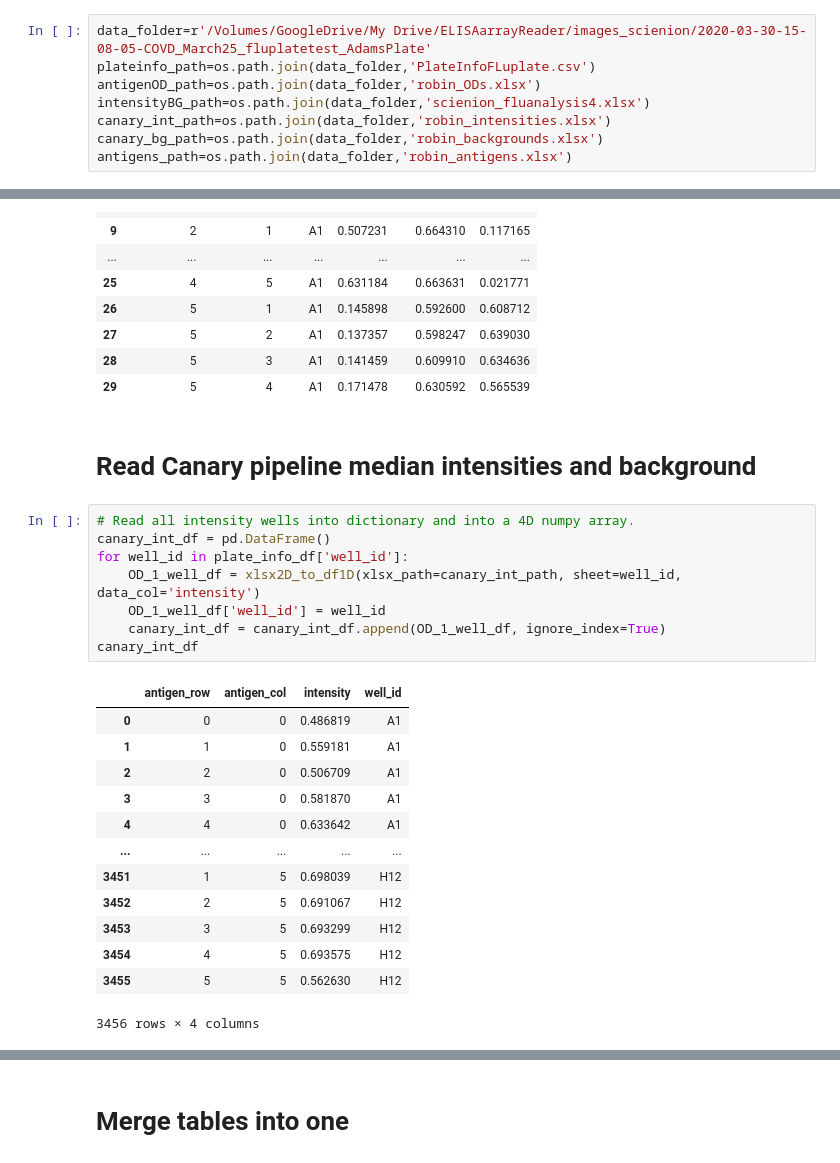
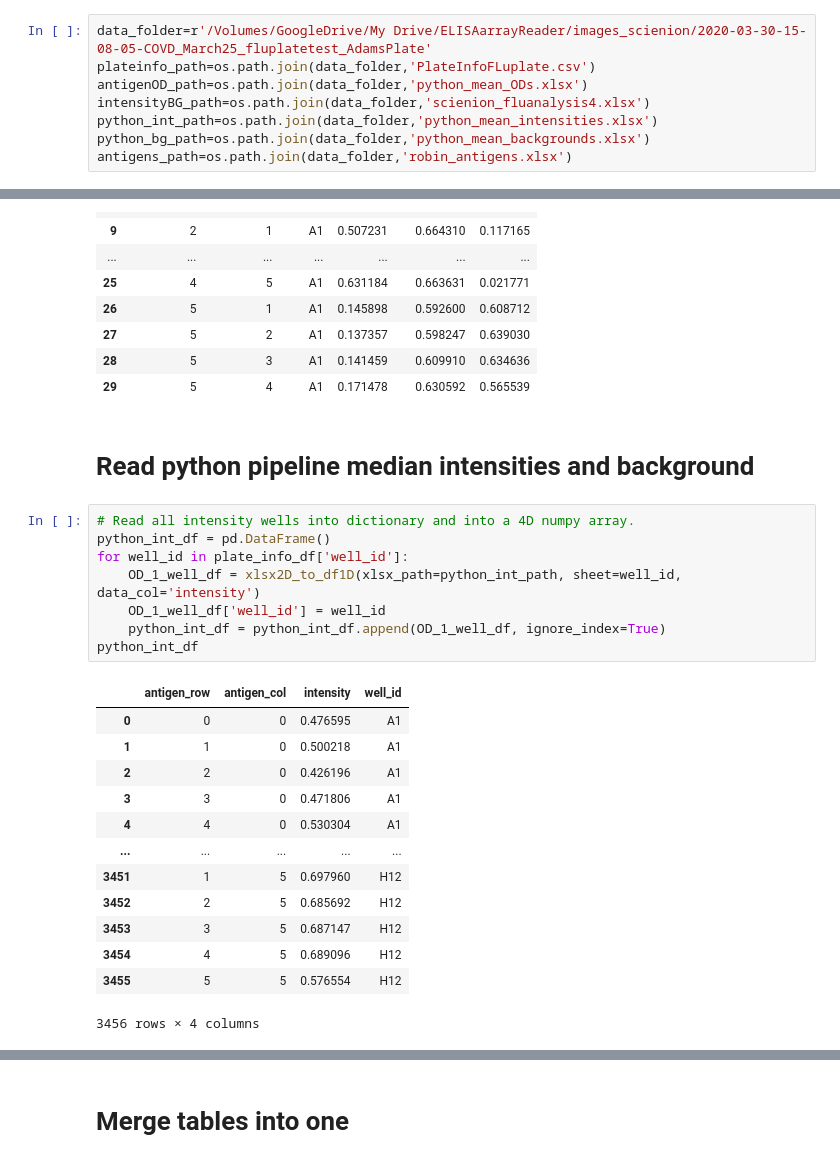
Before and after one commit to mehta-lab/multiSero, a Jupyter notebook: notebooks_interpretation/20200330_March25_flutasteplate_1/FluPlateInterpretationV4_smg.ipynb, the cells around one changed output, grey strips where cells are left out. Drawn from its saved outputs; the diff is of its cells as text.

```diff
--- a/notebooks_interpretation/20200330_March25_flutasteplate_1/FluPlateInterpretationV4_smg.ipynb
+++ b/notebooks_interpretation/20200330_March25_flutasteplate_1/FluPlateInterpretationV4_smg.ipynb
@@ -33,10 +33,10 @@ For ease of reading and manipulating data, all data is converted in $n$-dimensio
 # %%
 data_folder=r'/Volumes/GoogleDrive/My Drive/ELISAarrayReader/images_scienion/2020-03-30-15-08-05-COVD_March25_fluplatetest_AdamsPlate'
 plateinfo_path=os.path.join(data_folder,'PlateInfoFLuplate.csv')
-antigenOD_path=os.path.join(data_folder,'robin_ODs.xlsx')
+antigenOD_path=os.path.join(data_folder,'python_mean_ODs.xlsx')
 intensityBG_path=os.path.join(data_folder,'scienion_fluanalysis4.xlsx')
-canary_int_path=os.path.join(data_folder,'robin_intensities.xlsx')
-canary_bg_path=os.path.join(data_folder,'robin_backgrounds.xlsx')
+python_int_path=os.path.join(data_folder,'python_mean_intensities.xlsx')
+python_bg_path=os.path.join(data_folder,'python_mean_backgrounds.xlsx')
 antigens_path=os.path.join(data_folder,'robin_antigens.xlsx')
 # %%
 plate_info_df=pd.read_csv(plateinfo_path)
@@ -221,28 +221,28 @@ df_scn[df_scn['well_id']=='A1']
 | 28 | 5 | 3 | A1 | 0.141459 | 0.609910 | 0.634636 |
 | 29 | 5 | 4 | A1 | 0.171478 | 0.630592 | 0.565539 |
 # %% [markdown]
-# Read Canary pipeline median intensities and background
+# Read python pipeline median intensities and background
 # %%
 # Read all intensity wells into dictionary and into a 4D numpy array.
-canary_int_df = pd.DataFrame()
+python_int_df = pd.DataFrame()
 for well_id in plate_info_df['well_id']:
-    OD_1_well_df = xlsx2D_to_df1D(xlsx_path=canary_int_path, sheet=well_id, data_col='intensity')
+    OD_1_well_df = xlsx2D_to_df1D(xlsx_path=python_int_path, sheet=well_id, data_col='intensity')
     OD_1_well_df['well_id'] = well_id
-    canary_int_df = canary_int_df.append(OD_1_well_df, ignore_index=True)
-canary_int_df
+    python_int_df = python_int_df.append(OD_1_well_df, ignore_index=True)
+python_int_df
 # %% [output]
 |  | antigen_row | antigen_col | intensity | well_id |
-| 0 | 0 | 0 | 0.486819 | A1 |
-| 1 | 1 | 0 | 0.559181 | A1 |
-| 2 | 2 | 0 | 0.506709 | A1 |
-| 3 | 3 | 0 | 0.581870 | A1 |
-| 4 | 4 | 0 | 0.633642 | A1 |
+| 0 | 0 | 0 | 0.476595 | A1 |
+| 1 | 1 | 0 | 0.500218 | A1 |
+| 2 | 2 | 0 | 0.426196 | A1 |
+| 3 | 3 | 0 | 0.471806 | A1 |
+| 4 | 4 | 0 | 0.530304 | A1 |
 | ... | ... | ... | ... | ... |
-| 3451 | 1 | 5 | 0.698039 | H12 |
-| 3452 | 2 | 5 | 0.691067 | H12 |
-| 3453 | 3 | 5 | 0.693299 | H12 |
-| 3454 | 4 | 5 | 0.693575 | H12 |
-| 3455 | 5 | 5 | 0.562630 | H12 |
+| 3451 | 1 | 5 | 0.697960 | H12 |
+| 3452 | 2 | 5 | 0.685692 | H12 |
+| 3453 | 3 | 5 | 0.687147 | H12 |
+| 3454 | 4 | 5 | 0.689096 | H12 |
+| 3455 | 5 | 5 | 0.576554 | H12 |
 3456 rows × 4 columns
 # %%
 # Read all background wells into dictionary and into a 4D numpy array.
```
Also changed, not shown: parts of 19 cells of this notebook, 2 other files.
